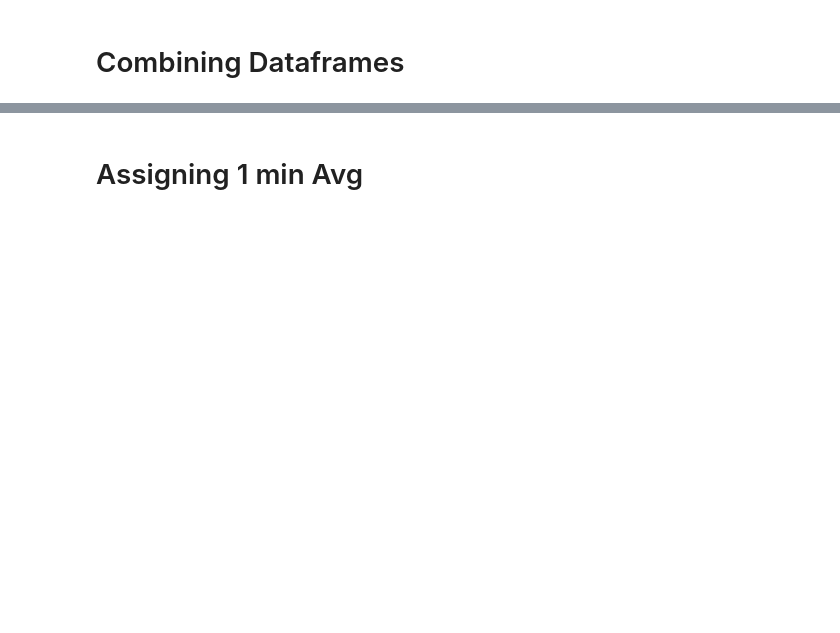
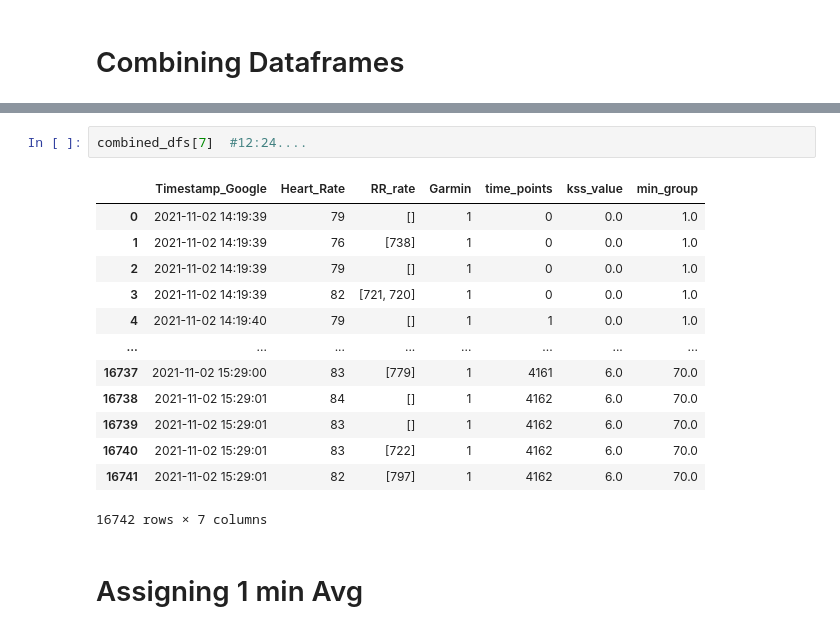
Before and after one commit to Jackfn96/3DS, a Jupyter notebook: notebooks/combiningKSS.ipynb, the cells around one changed output, grey strips where cells are left out. Cells and saved outputs as stored; diff of their text form; blank space fills up the shorter version.

```diff
--- a/notebooks/combiningKSS.ipynb
+++ b/notebooks/combiningKSS.ipynb
@@ -292,5 +301,21 @@ Try using .loc[row_indexer,col_indexer] = value instead
 
 See the caveats in the documentation: https://pandas.pydata.org/pandas-docs/stable/user_guide/indexing.html#returning-a-view-versus-a-copy
   hrv['time_points'] = hrv["time_points"].round().astype(int)
+# %%
+combined_dfs[7]  #12:24....
+# %% [output]
+|  | Timestamp_Google | Heart_Rate | RR_rate | Garmin | time_points | kss_value | min_group |
+| 0 | 2021-11-02 14:19:39 | 79 | [] | 1 | 0 | 0.0 | 1.0 |
+| 1 | 2021-11-02 14:19:39 | 76 | [738] | 1 | 0 | 0.0 | 1.0 |
+| 2 | 2021-11-02 14:19:39 | 79 | [] | 1 | 0 | 0.0 | 1.0 |
+| 3 | 2021-11-02 14:19:39 | 82 | [721, 720] | 1 | 0 | 0.0 | 1.0 |
+| 4 | 2021-11-02 14:19:40 | 79 | [] | 1 | 1 | 0.0 | 1.0 |
+| ... | ... | ... | ... | ... | ... | ... | ... |
+| 16737 | 2021-11-02 15:29:00 | 83 | [779] | 1 | 4161 | 6.0 | 70.0 |
+| 16738 | 2021-11-02 15:29:01 | 84 | [] | 1 | 4162 | 6.0 | 70.0 |
+| 16739 | 2021-11-02 15:29:01 | 83 | [] | 1 | 4162 | 6.0 | 70.0 |
+| 16740 | 2021-11-02 15:29:01 | 83 | [722] | 1 | 4162 | 6.0 | 70.0 |
+| 16741 | 2021-11-02 15:29:01 | 82 | [797] | 1 | 4162 | 6.0 | 70.0 |
+16742 rows × 7 columns
 # %% [markdown]
 # Assigning 1 min Avg
```
Also changed, not shown: parts of 28 cells of this notebook, 6 other files.
